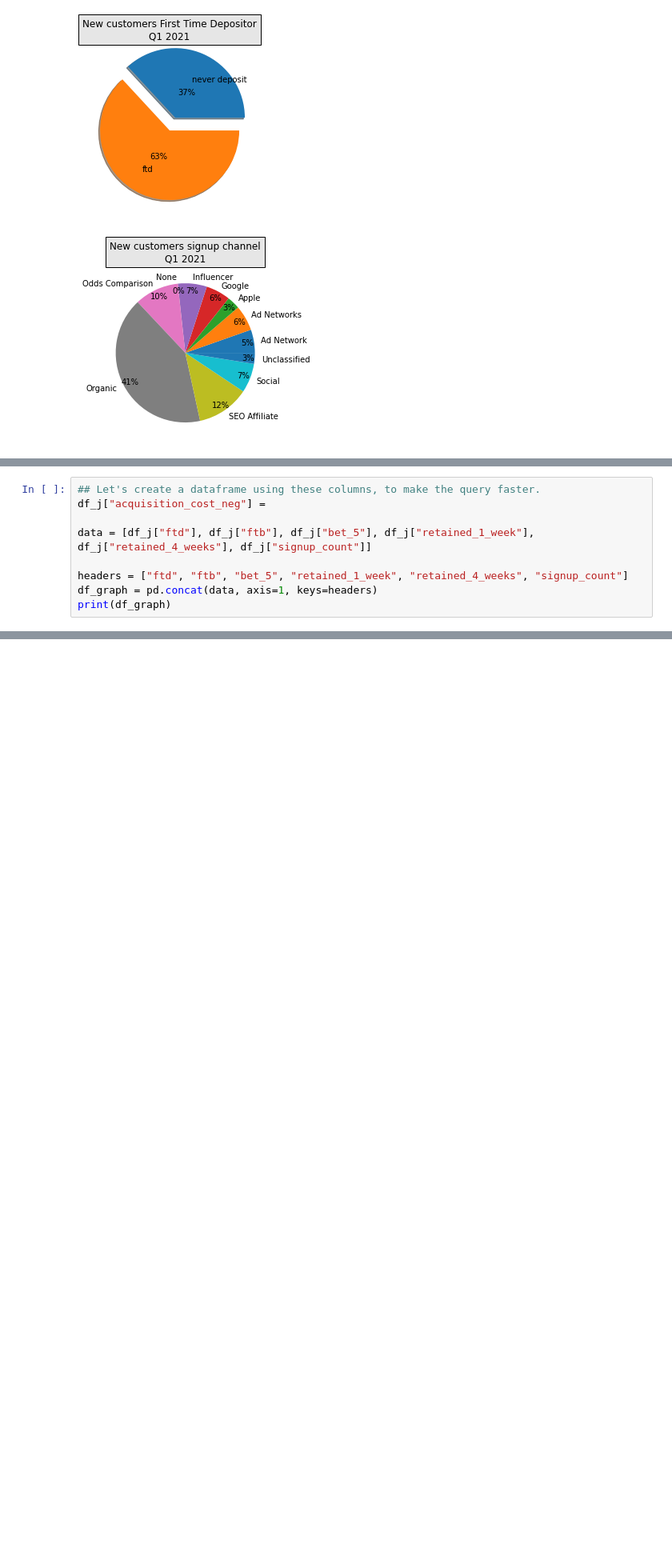
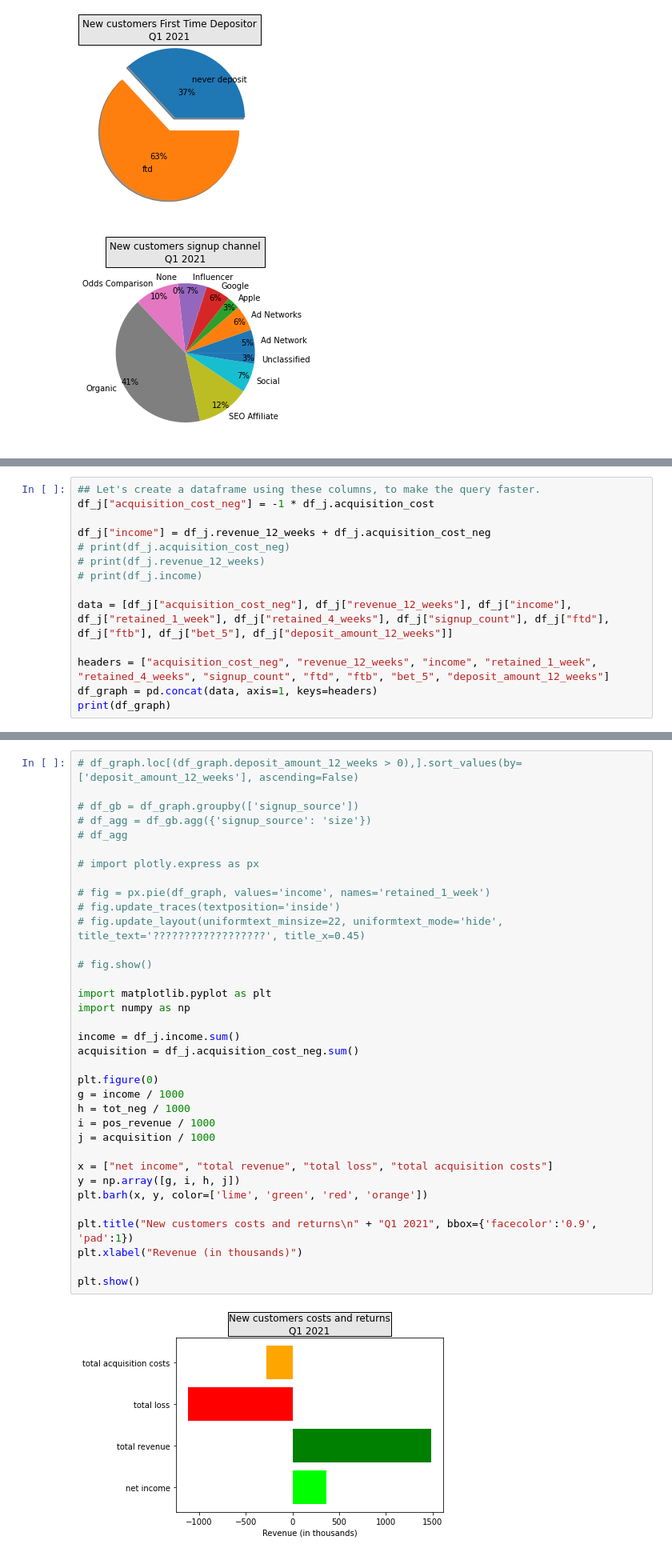
Before and after one commit to MRI-2021/Computer-science-fundamentals, a Jupyter notebook: Analysis member_activity_and_ demographics.ipynb, the cells around one changed output, grey strips where cells are left out. Shown at 80% size. Saved outputs shown, nothing was run; the diff lists cells and outputs as text; blank space fills up the shorter version.

```diff
--- a/Analysis member_activity_and_ demographics.ipynb
+++ b/Analysis member_activity_and_ demographics.ipynb
@@ -354,9 +354,14 @@ plt.show()
 # %%
 ## Let's create a dataframe using these columns, to make the query faster.
-df_j["acquisition_cost_neg"] =
+df_j["acquisition_cost_neg"] = -1 * df_j.acquisition_cost
 
-data = [df_j["ftd"], df_j["ftb"], df_j["bet_5"], df_j["retained_1_week"], df_j["retained_4_weeks"], df_j["signup_count"]]
+df_j["income"] = df_j.revenue_12_weeks + df_j.acquisition_cost_neg
+# print(df_j.acquisition_cost_neg)
+# print(df_j.revenue_12_weeks)
+# print(df_j.income)
 
-headers = ["ftd", "ftb", "bet_5", "retained_1_week", "retained_4_weeks", "signup_count"]
+data = [df_j["acquisition_cost_neg"], df_j["revenue_12_weeks"], df_j["income"], df_j["retained_1_week"], df_j["retained_4_weeks"], df_j["signup_count"], df_j["ftd"], df_j["ftb"], df_j["bet_5"], df_j["deposit_amount_12_weeks"]]
+
+headers = ["acquisition_cost_neg", "revenue_12_weeks", "income", "retained_1_week", "retained_4_weeks", "signup_count", "ftd", "ftb", "bet_5", "deposit_amount_12_weeks"]
 df_graph = pd.concat(data, axis=1, keys=headers)
 print(df_graph)
@@ -383,0 +368,37 @@ dtype: int64
+# %%
+# df_graph.loc[(df_graph.deposit_amount_12_weeks > 0),].sort_values(by=['deposit_amount_12_weeks'], ascending=False)
+
+# df_gb = df_graph.groupby(['signup_source'])
+# df_agg = df_gb.agg({'signup_source': 'size'})
+# df_agg
+
+# import plotly.express as px
+
+# fig = px.pie(df_graph, values='income', names='retained_1_week')
+# fig.update_traces(textposition='inside')
+# fig.update_layout(uniformtext_minsize=22, uniformtext_mode='hide', title_text='??????????????????', title_x=0.45)
+
+# fig.show()
+
+import matplotlib.pyplot as plt
+import numpy as np
+
+income = df_j.income.sum()
+acquisition = df_j.acquisition_cost_neg.sum()
+
+plt.figure(0)
+g = income / 1000
+h = tot_neg / 1000
+i = pos_revenue / 1000
+j = acquisition / 1000
+
+x = ["net income", "total revenue", "total loss", "total acquisition costs"]
+y = np.array([g, i, h, j])
+plt.barh(x, y, color=['lime', 'green', 'red', 'orange'])
+
+plt.title("New customers costs and returns\n" + "Q1 2021", bbox={'facecolor':'0.9', 'pad':1})
+plt.xlabel("Revenue (in thousands)")
+
+plt.show()
+# %% [output]
+[figure, added]
```
Also changed, not shown: parts of 2 cells of this notebook.
